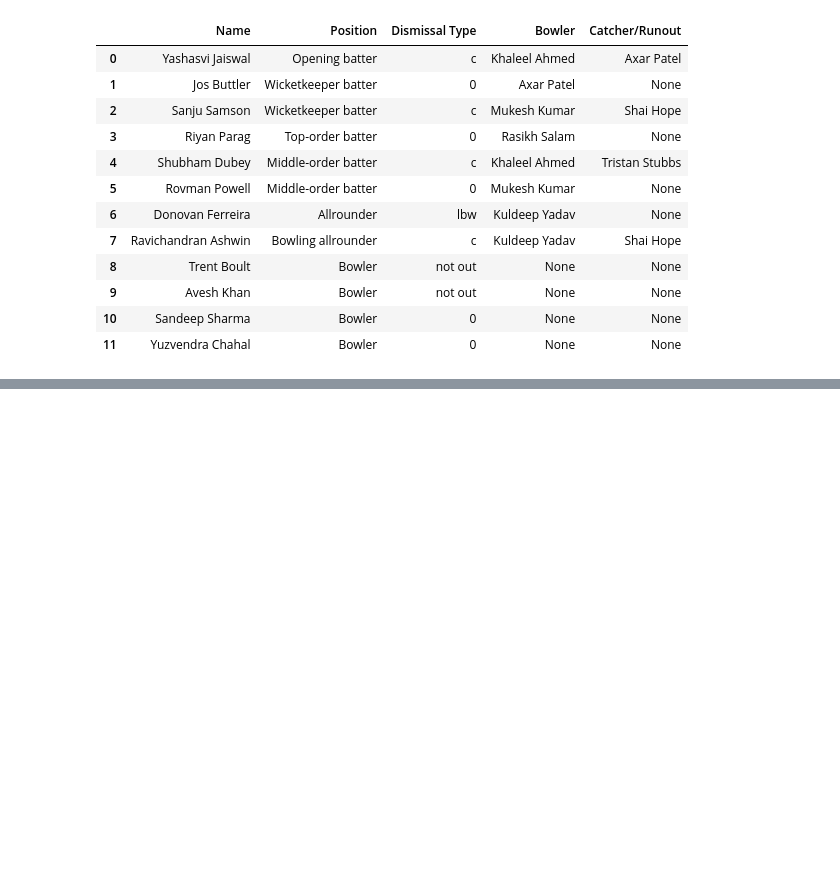
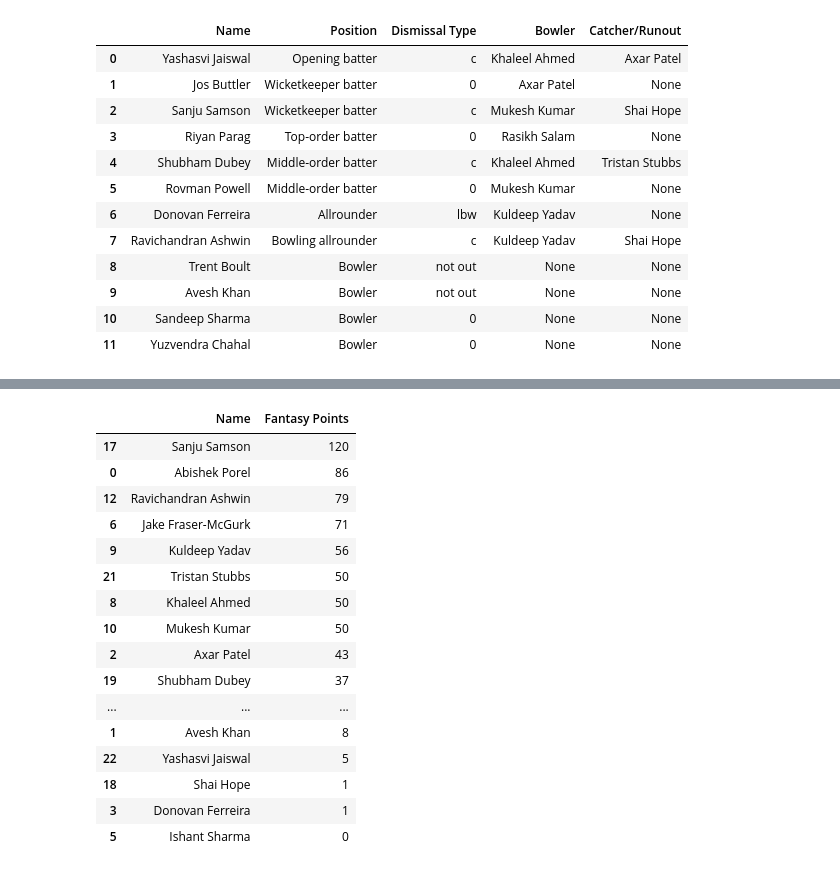
Before and after one commit to TheLameOne/dream11, a Jupyter notebook: fantasypoints.ipynb, the cells around one changed output, grey strips where cells are left out. Cells and saved outputs as stored; diff of their text form; code cells hidden in the pictures; blank space fills up the shorter version.

Commit message:
points for catching and runout with /

```diff
--- a/fantasypoints.ipynb
+++ b/fantasypoints.ipynb
@@ -434 +408,79 @@ team2bowling = generate_bowling_points(team2bowling)
 # generate_points(team1batting, team1dismiss, team2batting,team2dismiss, team1bowling, team2bowling)
+# %%
+def generate_points(team1batting, team2batting, team1bowling, team2bowling, team2dismiss, team1dismiss):
+    a = generate_points1(team1batting, team2dismiss, team1bowling)
+    b = generate_points2(team2batting, team1dismiss, team2bowling)
+    return pd.concat([a, b]).groupby(["Name"], as_index=False)["Fantasy Points"].sum().sort_values(by = "Fantasy Points", ascending = False)
+
+def generate_points1(team1batting,team2dismiss, team1bowling):
+    team1points = pd.concat([team1batting, team1bowling]).groupby(["Name"], as_index=False)["Fantasy Points"].sum().sort_values(by = "Fantasy Points", ascending = False)
+    return fielding1(team1points, team2dismiss)
+
+def generate_points2(team1batting,team2dismiss, team1bowling):
+    team1points = pd.concat([team1batting, team1bowling]).groupby(["Name"], as_index=False)["Fantasy Points"].sum().sort_values(by = "Fantasy Points", ascending = False)
+    return fielding2(team1points, team2dismiss)
+
+def fielding1(team1points,team2dismiss):
+    catcher = team2dismiss.loc[team2dismiss['Dismissal Type'] == 'c']
+    catcher = catcher['Catcher/Runout']
+    catcher = dict(zip(*numpy.unique(catcher, return_counts=True)))
+    output = pd.DataFrame(columns= ["Name", "Fantasy Points"])
+    for i in catcher:
+        output.loc[len(output)] = [i, catcher[i] * 8]
+    runout = team2dismiss.loc[team2dismiss['Dismissal Type'] == 'run out']
+    runout = runout['Catcher/Runout']
+    l = {}
+    for i in runout:
+        if len(i.split('/')) > 1:
+            l[i.split('/')[0]] = 6
+            l[i.split('/')[1]] = 6
+        else:
+            l[i] = 12
+    output2 = pd.DataFrame(columns= ["Name", "Fantasy Points"])
+    for i in l:
+        output2.loc[len(output2)] = [i, l[i]]
+    pd.concat([team1points, output]).groupby(["Name"], as_index=False)["Fantasy Points"].sum().sort_values(by = "Fantasy Points", ascending = False)
+    return pd.concat([team1points, output2]).groupby(["Name"], as_index=False)["Fantasy Points"].sum().sort_values(by = "Fantasy Points", ascending = False)
+
+def fielding2(team2points,team1dismiss):
+    catcher = team1dismiss.loc[team1dismiss['Dismissal Type'] == 'c']
+    catcher = catcher['Catcher/Runout']
+    catcher = dict(zip(*numpy.unique(catcher, return_counts=True)))
+    output = pd.DataFrame(columns= ["Name", "Fantasy Points"])
+    for i in catcher:
+        output.loc[len(output)] = [i, catcher[i] * 8]
+    runout = team1dismiss.loc[team1dismiss['Dismissal Type'] == 'run out']
+    runout = runout['Catcher/Runout']
+    l = {}
+    for i in runout:
+        if len(i.split('/')) > 1:
+            l[i.split('/')[0]] = 6
+            l[i.split('/')[1]] = 6
+        else:
+            l[i] = 12
+    output2 = pd.DataFrame(columns= ["Name", "Fantasy Points"])
+    for i in l:
+        output2.loc[len(output2)] = [i, l[i]]
+    pd.concat([team2points, output]).groupby(["Name"], as_index=False)["Fantasy Points"].sum().sort_values(by = "Fantasy Points", ascending = False)
+    return pd.concat([team2points, output2]).groupby(["Name"], as_index=False)["Fantasy Points"].sum().sort_values(by = "Fantasy Points", ascending = False)
+
+
+generate_points(team1batting, team2batting, team1bowling, team2bowling, team2dismiss, team1dismiss)
+# %% [output]
+|  | Name | Fantasy Points |
+| 17 | Sanju Samson | 120 |
+| 0 | Abishek Porel | 86 |
+| 12 | Ravichandran Ashwin | 79 |
+| 6 | Jake Fraser-McGurk | 71 |
+| 9 | Kuldeep Yadav | 56 |
+| 21 | Tristan Stubbs | 50 |
+| 8 | Khaleel Ahmed | 50 |
+| 10 | Mukesh Kumar | 50 |
+| 2 | Axar Patel | 43 |
+| 19 | Shubham Dubey | 37 |
+| ... | ... | ... |
+| 1 | Avesh Khan | 8 |
+| 22 | Yashasvi Jaiswal | 5 |
+| 18 | Shai Hope | 1 |
+| 3 | Donovan Ferreira | 1 |
+| 5 | Ishant Sharma | 0 |
```
Also changed, not shown: parts of 27 cells of this notebook.
